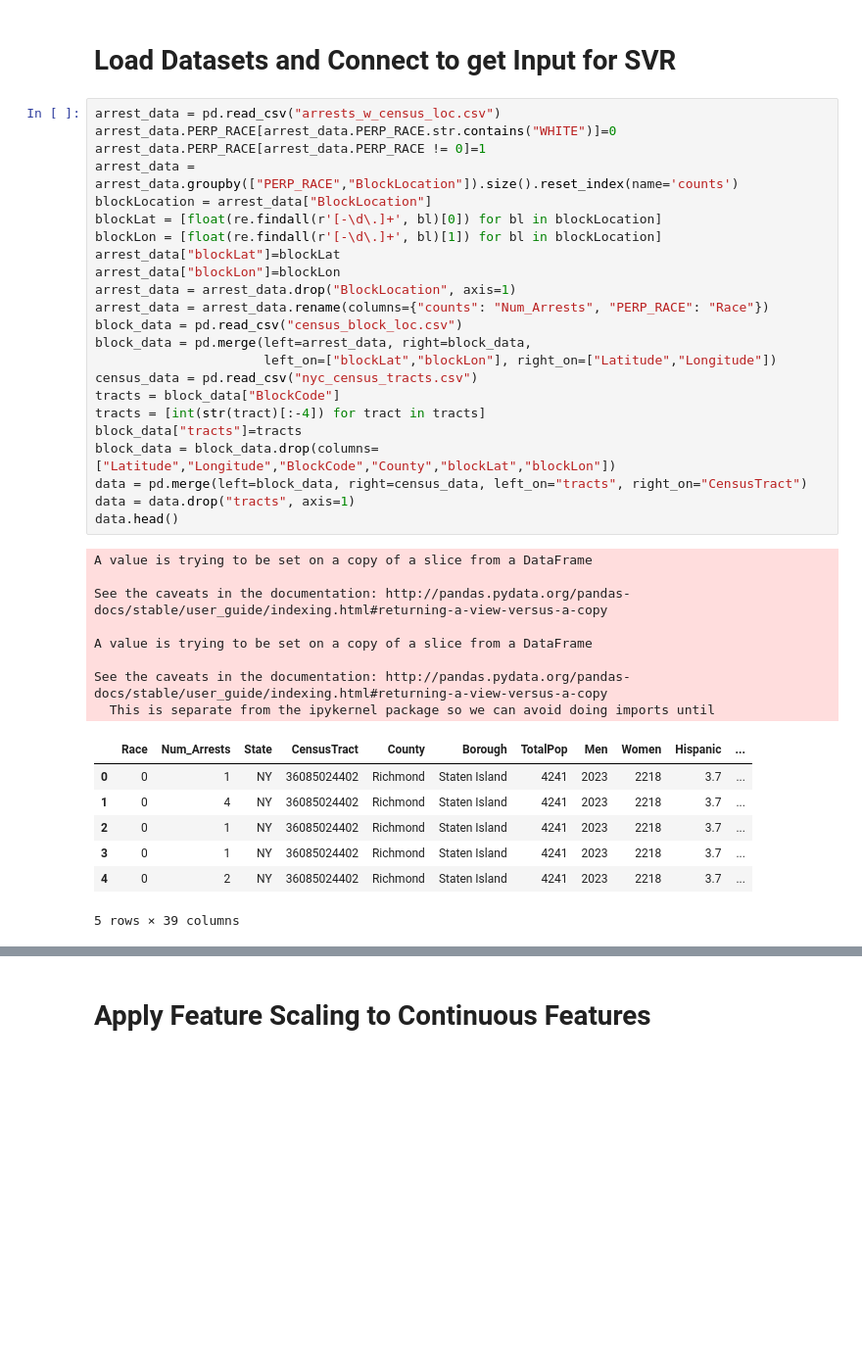
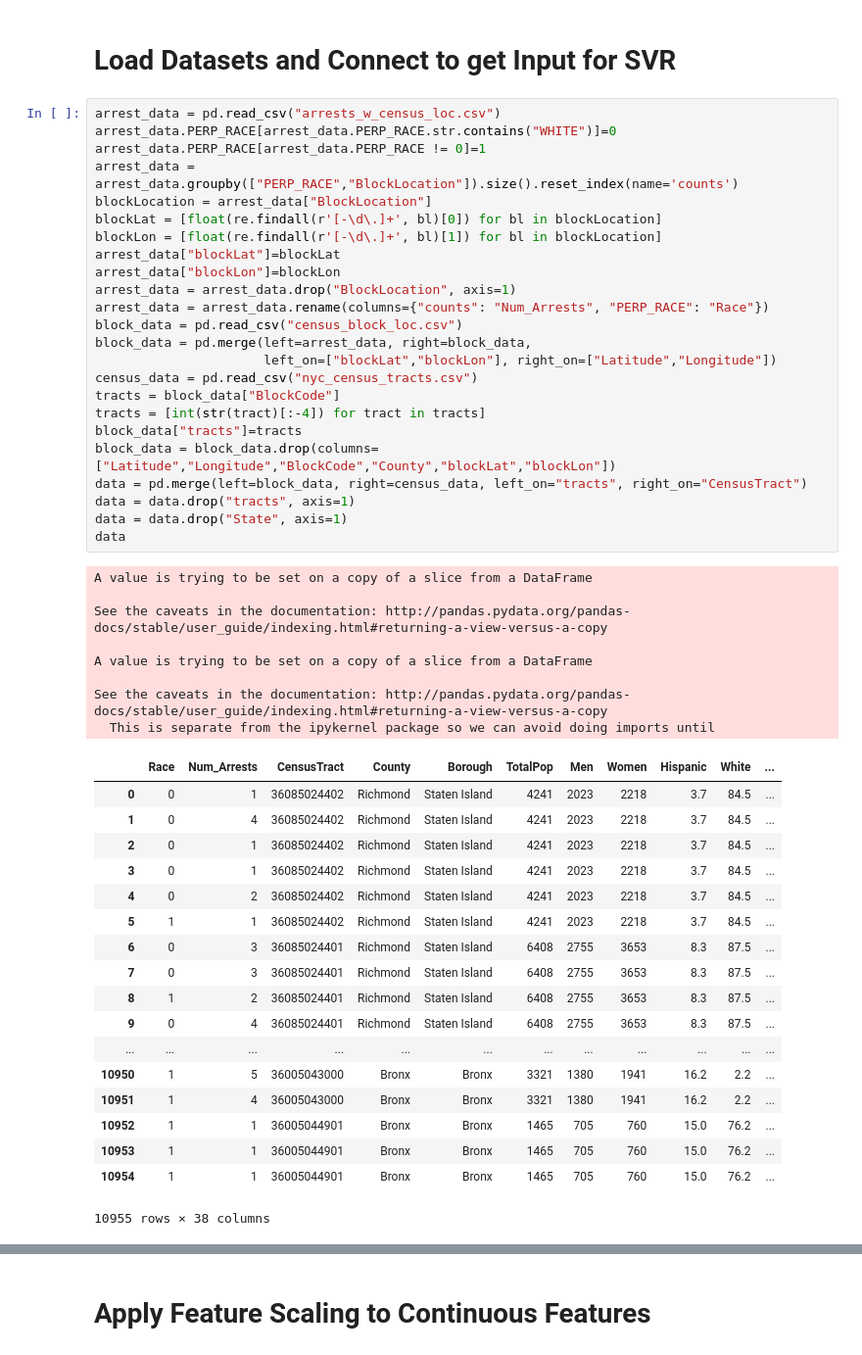
Before and after one commit to astupinski/MLproject, a Jupyter notebook: project_proposal.ipynb, the cells around one changed output, grey strips where cells are left out. Shown at 98% size. Cells and saved outputs as stored; diff of their text form; blank space fills up the shorter version.

Commit message:
Data Merge Complete
Minor Changes to Data Merge Code, Complete Dataset included

```diff
--- a/project_proposal.ipynb
+++ b/project_proposal.ipynb
@@ -22,38 +22,50 @@ from scipy.stats import uniform
 arrest_data = pd.read_csv("arrests_w_census_loc.csv")
 arrest_data.PERP_RACE[arrest_data.PERP_RACE.str.contains("WHITE")]=0
 arrest_data.PERP_RACE[arrest_data.PERP_RACE != 0]=1
 arrest_data = arrest_data.groupby(["PERP_RACE","BlockLocation"]).size().reset_index(name='counts')
 blockLocation = arrest_data["BlockLocation"]
 blockLat = [float(re.findall(r'[-\d\.]+', bl)[0]) for bl in blockLocation]
 blockLon = [float(re.findall(r'[-\d\.]+', bl)[1]) for bl in blockLocation]
 arrest_data["blockLat"]=blockLat
 arrest_data["blockLon"]=blockLon
 arrest_data = arrest_data.drop("BlockLocation", axis=1)
 arrest_data = arrest_data.rename(columns={"counts": "Num_Arrests", "PERP_RACE": "Race"})
 block_data = pd.read_csv("census_block_loc.csv")
 block_data = pd.merge(left=arrest_data, right=block_data,
                       left_on=["blockLat","blockLon"], right_on=["Latitude","Longitude"])
 census_data = pd.read_csv("nyc_census_tracts.csv")
 tracts = block_data["BlockCode"]
 tracts = [int(str(tract)[:-4]) for tract in tracts]
 block_data["tracts"]=tracts
 block_data = block_data.drop(columns=["Latitude","Longitude","BlockCode","County","blockLat","blockLon"])
 data = pd.merge(left=block_data, right=census_data, left_on="tracts", right_on="CensusTract")
 data = data.drop("tracts", axis=1)
-data.head()
+data = data.drop("State", axis=1)
+data
 # %% [output]
 A value is trying to be set on a copy of a slice from a DataFrame
 
 See the caveats in the documentation: http://pandas.pydata.org/pandas-docs/stable/user_guide/indexing.html#returning-a-view-versus-a-copy
 
 A value is trying to be set on a copy of a slice from a DataFrame
 
 See the caveats in the documentation: http://pandas.pydata.org/pandas-docs/stable/user_guide/indexing.html#returning-a-view-versus-a-copy
   This is separate from the ipykernel package so we can avoid doing imports until
-|  | Race | Num_Arrests | State | CensusTract | County | Borough | TotalPop | Men | Women | Hispanic | ... |
-| 0 | 0 | 1 | NY | 36085024402 | Richmond | Staten Island | 4241 | 2023 | 2218 | 3.7 | ... |
-| 1 | 0 | 4 | NY | 36085024402 | Richmond | Staten Island | 4241 | 2023 | 2218 | 3.7 | ... |
-| 2 | 0 | 1 | NY | 36085024402 | Richmond | Staten Island | 4241 | 2023 | 2218 | 3.7 | ... |
-| 3 | 0 | 1 | NY | 36085024402 | Richmond | Staten Island | 4241 | 2023 | 2218 | 3.7 | ... |
-| 4 | 0 | 2 | NY | 36085024402 | Richmond | Staten Island | 4241 | 2023 | 2218 | 3.7 | ... |
+|  | Race | Num_Arrests | CensusTract | County | Borough | TotalPop | Men | Women | Hispanic | White | ... |
+| 0 | 0 | 1 | 36085024402 | Richmond | Staten Island | 4241 | 2023 | 2218 | 3.7 | 84.5 | ... |
+| 1 | 0 | 4 | 36085024402 | Richmond | Staten Island | 4241 | 2023 | 2218 | 3.7 | 84.5 | ... |
+| 2 | 0 | 1 | 36085024402 | Richmond | Staten Island | 4241 | 2023 | 2218 | 3.7 | 84.5 | ... |
+| 3 | 0 | 1 | 36085024402 | Richmond | Staten Island | 4241 | 2023 | 2218 | 3.7 | 84.5 | ... |
+| 4 | 0 | 2 | 36085024402 | Richmond | Staten Island | 4241 | 2023 | 2218 | 3.7 | 84.5 | ... |
+| 5 | 1 | 1 | 36085024402 | Richmond | Staten Island | 4241 | 2023 | 2218 | 3.7 | 84.5 | ... |
+| 6 | 0 | 3 | 36085024401 | Richmond | Staten Island | 6408 | 2755 | 3653 | 8.3 | 87.5 | ... |
+| 7 | 0 | 3 | 36085024401 | Richmond | Staten Island | 6408 | 2755 | 3653 | 8.3 | 87.5 | ... |
+| 8 | 1 | 2 | 36085024401 | Richmond | Staten Island | 6408 | 2755 | 3653 | 8.3 | 87.5 | ... |
+| 9 | 0 | 4 | 36085024401 | Richmond | Staten Island | 6408 | 2755 | 3653 | 8.3 | 87.5 | ... |
+| ... | ... | ... | ... | ... | ... | ... | ... | ... | ... | ... | ... |
+| 10950 | 1 | 5 | 36005043000 | Bronx | Bronx | 3321 | 1380 | 1941 | 16.2 | 2.2 | ... |
+| 10951 | 1 | 4 | 36005043000 | Bronx | Bronx | 3321 | 1380 | 1941 | 16.2 | 2.2 | ... |
+| 10952 | 1 | 1 | 36005044901 | Bronx | Bronx | 1465 | 705 | 760 | 15.0 | 76.2 | ... |
+| 10953 | 1 | 1 | 36005044901 | Bronx | Bronx | 1465 | 705 | 760 | 15.0 | 76.2 | ... |
+| 10954 | 1 | 1 | 36005044901 | Bronx | Bronx | 1465 | 705 | 760 | 15.0 | 76.2 | ... |
-5 rows × 39 columns
+10955 rows × 38 columns
```
Also changed, not shown: parts of 13 cells of this notebook, 2 other files.
